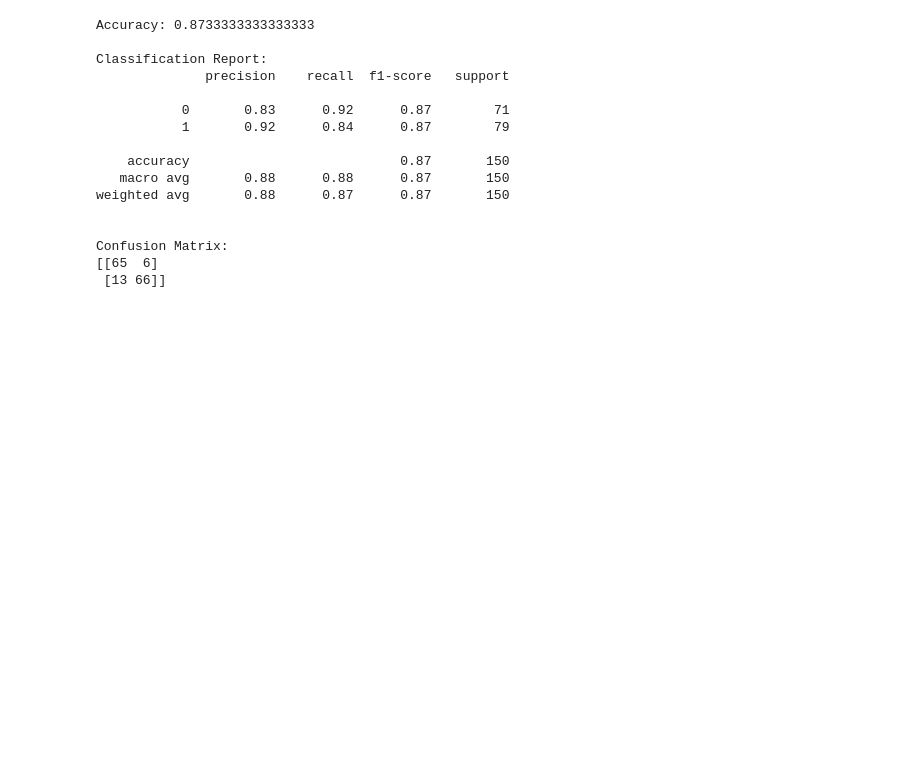
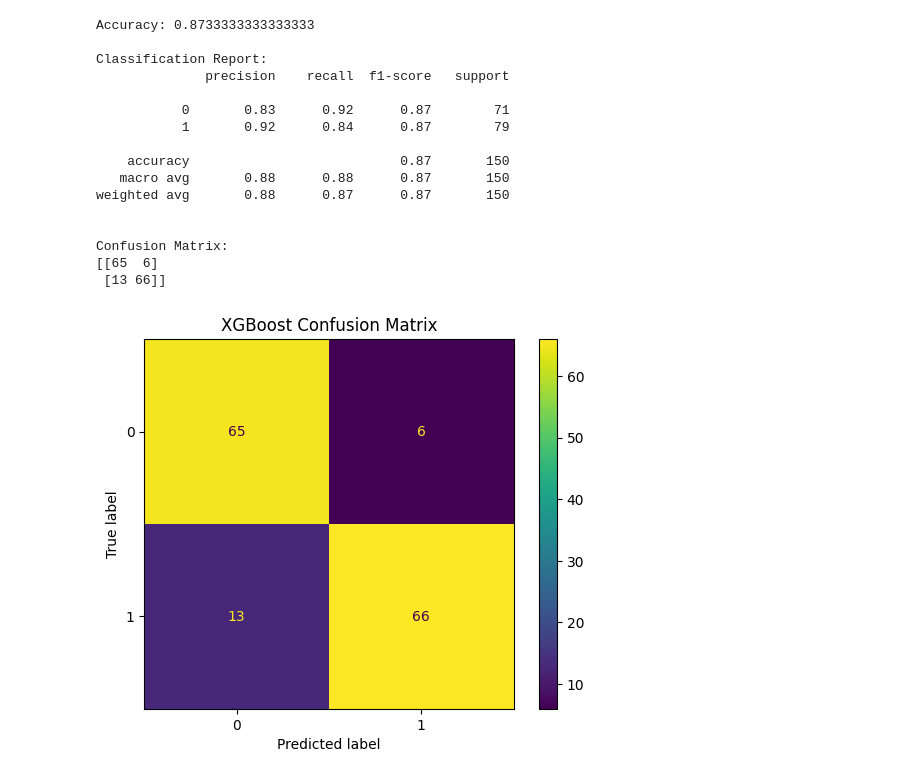
Before and after one commit to Maleewij65/heart-disease-prediction-ML_Assignment, a Jupyter notebook: IT22923806_XGboost.ipynb, the cells around one changed output. Saved outputs shown, nothing was run; the diff lists cells and outputs as text; code cells hidden in the pictures; blank space fills up the shorter version.

Commit message:
Add confusion matrix

```diff
--- a/IT22923806_XGboost.ipynb
+++ b/IT22923806_XGboost.ipynb
@@ -175,3 +175,12 @@ weighted avg       0.88      0.87      0.87       150
 Confusion Matrix:
 [[65  6]
  [13 66]]
+# %%
+from sklearn.metrics import ConfusionMatrixDisplay
+
+# Confusion Matrix Visualization
+ConfusionMatrixDisplay.from_estimator(model, X_test, y_test)
+plt.title("XGBoost Confusion Matrix")
+plt.show()
+# %% [output]
+[figure, added]
```
Also changed, not shown: parts of 2 cells of this notebook.
